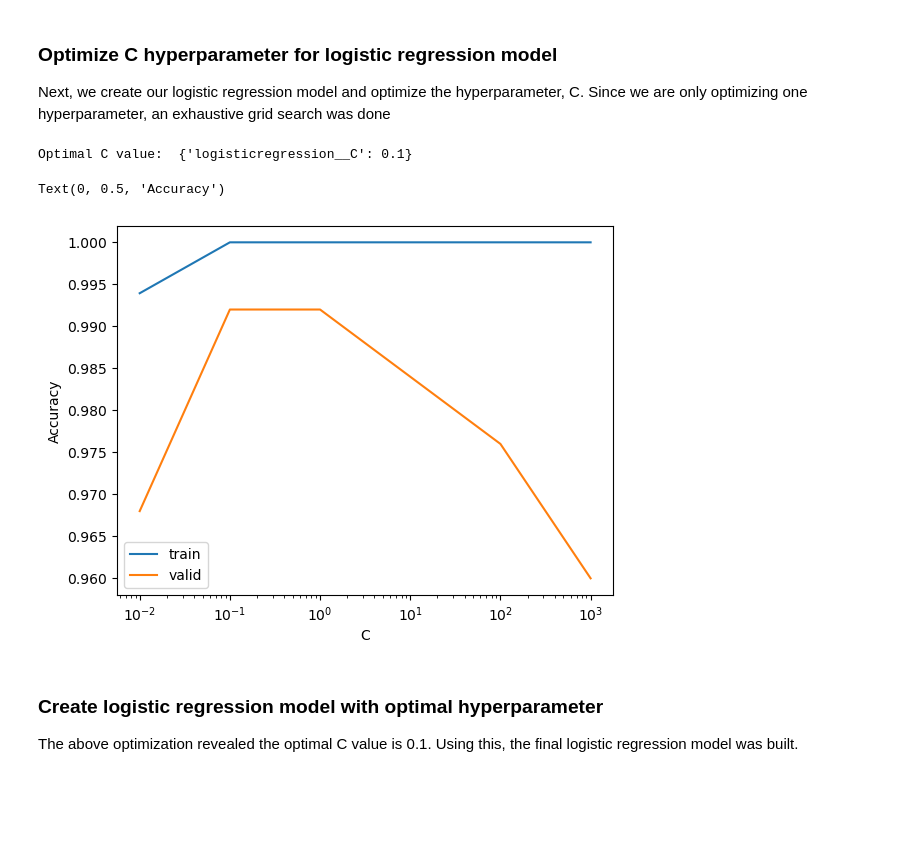
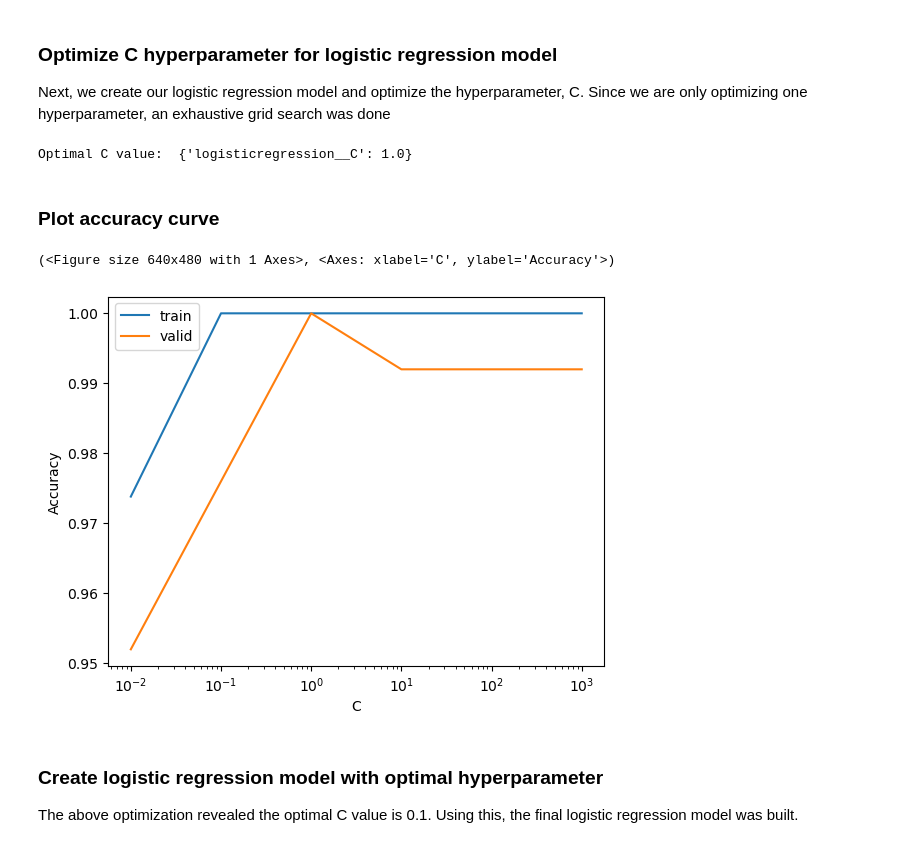
Before and after one commit to UBC-MDS/wine-origin-prediction, a Jupyter notebook: src/report.ipynb, the cells around one changed output. Cells and saved outputs as stored; diff of their text form; code cells hidden in the pictures; blank space fills up the shorter version.

```diff
--- a/src/report.ipynb
+++ b/src/report.ipynb
@@ -93,21 +122,3 @@ memory usage: 14.5 KB
 | 11 | Hue | Feature | Continuous | None | None | None | no |
 | 12 | 0D280_0D315_of_diluted_wines | Feature | Continuous | None | None | None | no |
 | 13 | Proline | Feature | Integer | None | None | None | no |
-# %%
-cols_to_scale = wine.variables.query('role == "Feature" and type in ["Continuous", "Integer"]')["name"].to_list()
-wine_preprocessor = make_column_transformer(
-    (StandardScaler(), cols_to_scale),
-    remainder='passthrough'
-)
-
-wine_preprocessor.fit(wine_train)
-wine_preprocessor.set_output(transform='pandas')
-scaled_wine_train = wine_preprocessor.transform(wine_train)
-scaled_wine_test = wine_preprocessor.transform(wine_test)
-
-#Remove prefix added by column transformer
-scaled_wine_train.columns = [col.split('__')[1] for col in scaled_wine_train.columns]
-scaled_wine_test.columns = [col.split('__')[1] for col in scaled_wine_test.columns]
-
-scaled_wine_train.to_csv("../data/processed/scaled_wine_train.csv")
-scaled_wine_test.to_csv("../data/processed/scaled_wine_test.csv")
@@ -160,27 +167,21 @@ param_grid = {
     "logisticregression__C": np.array([0.01,0.1,1,10,100,1000])
 }
 
-C_search = optimize_hyperparameter(X_train,
-                                    y_train,
-                                    pipe_lr,
-                                    param_grid)
+C_search = optimize_hyperparameter(X_train, y_train, pipe_lr,
+                        param_grid, njobs=-1, cv=5, method=GridSearchCV)
 
 print("Optimal C value: ", C_search.best_params_)
 # %% [output]
-Optimal C value:  {'logisticregression__C': 0.1}
+Optimal C value:  {'logisticregression__C': 1.0}
+# %% [markdown]
+### Plot accuracy curve
 # %%
 train_scores = C_search.cv_results_["mean_train_score"]
 cv_scores = C_search.cv_results_["mean_test_score"]
-
-plt.semilogx(param_grid["logisticregression__C"], train_scores, label="train")
-plt.semilogx(param_grid["logisticregression__C"], cv_scores, label="valid")
-plt.legend()
-
-plt.xlabel("C")
-plt.ylabel("Accuracy")
+accuracy_curve(train_scores, cv_scores, param_grid["logisticregression__C"])
 # %% [output]
-Text(0, 0.5, 'Accuracy')
+(<Figure size 640x480 with 1 Axes>, <Axes: xlabel='C', ylabel='Accuracy'>)
-[figure, old version]
+[figure, new version]
 # %% [markdown]
 ### Create logistic regression model with optimal hyperparameter
 The above optimization revealed the optimal C value is 0.1. Using this, the final logistic regression model was built.
```
Also changed, not shown: parts of 9 cells of this notebook, 4 other files.
